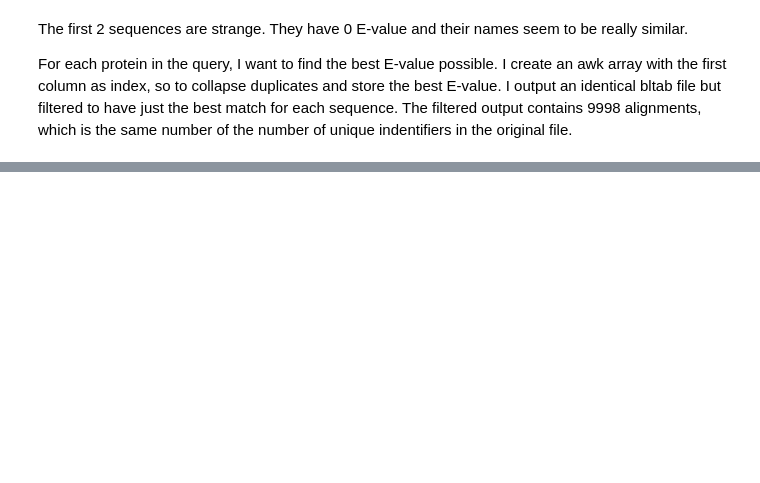
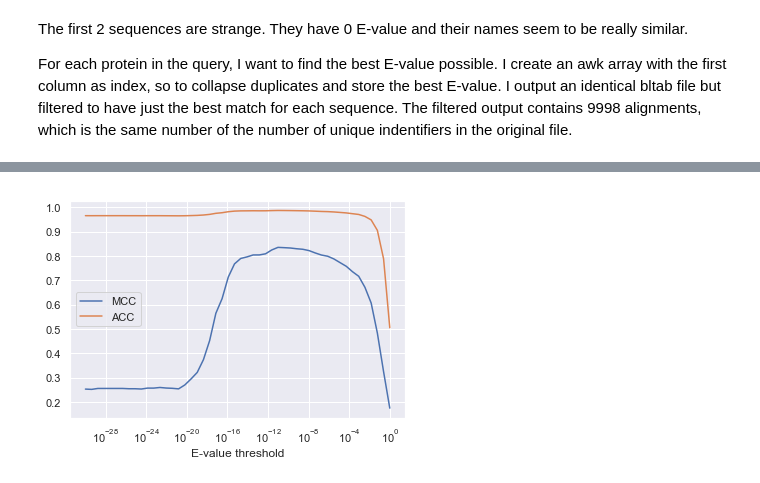
Before and after one commit to ilante/LAB1-b-HMM-kunitz, a Jupyter notebook: Exercise_redone.ipynb, the cells around one changed output, grey strips where cells are left out. Cells and saved outputs as stored; diff of their text form; code cells hidden in the pictures; blank space fills up the shorter version.

```diff
--- a/Exercise_redone.ipynb
+++ b/Exercise_redone.ipynb
@@ -613,0 +1062,4 @@ END{for(key in out){print out[key]}}'\
+# %%
+plot_MCC(p_train_vals, n_train_vals, -30, 0)
+# %% [output]
+[figure, added]
```
Also changed, not shown: parts of 68 cells of this notebook, 12 other files.
